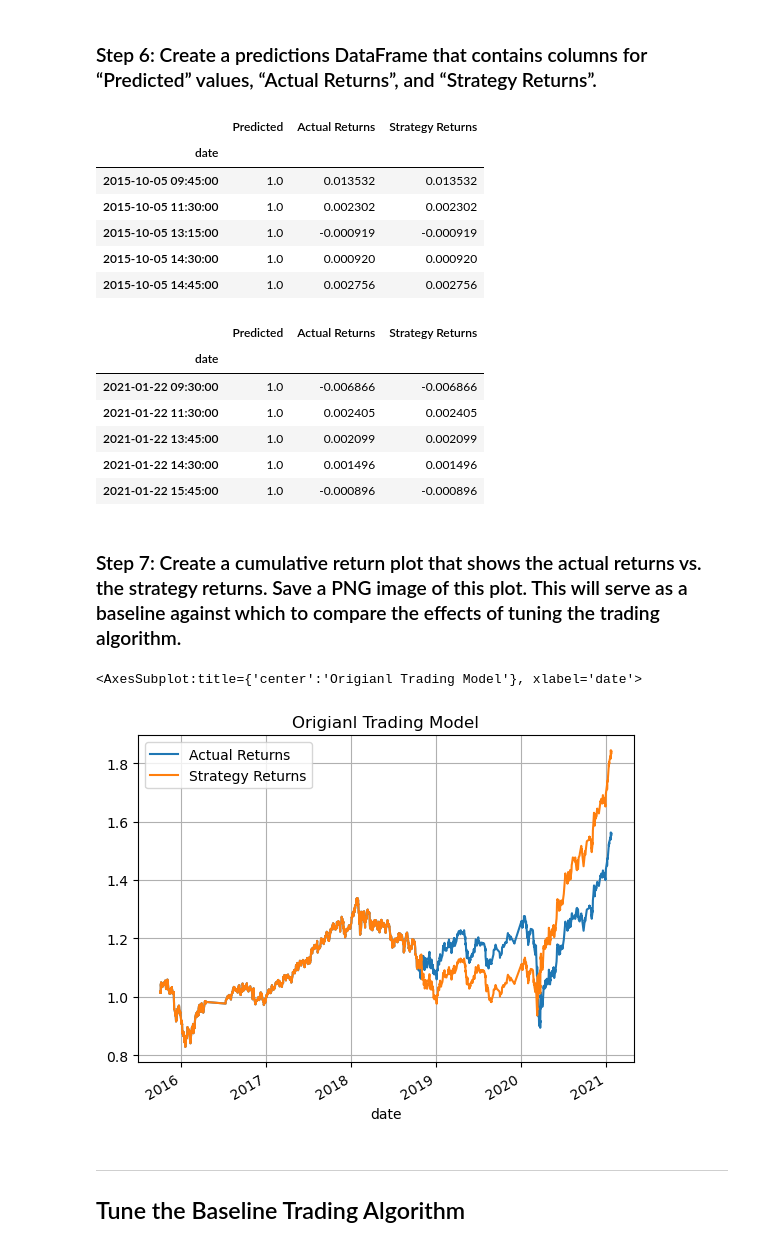
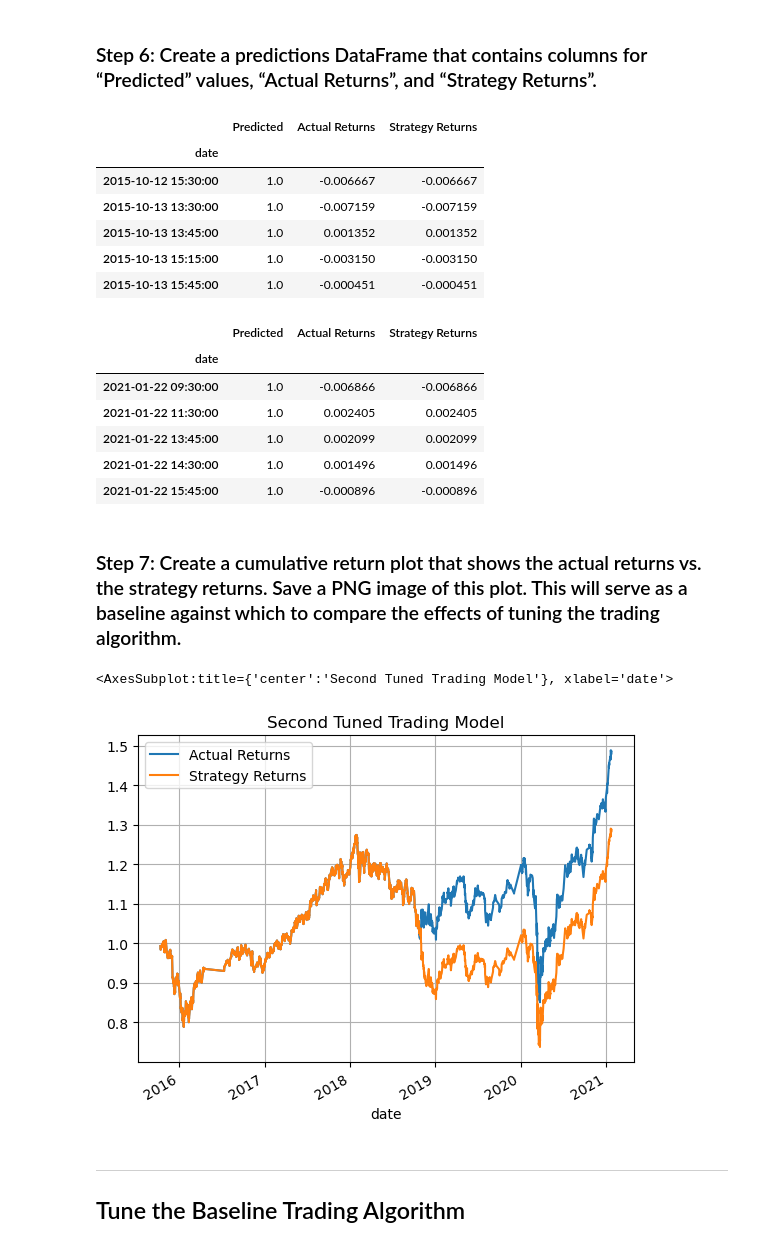
Before and after one commit to Olegreg762/Algorithmic_Trading, a Jupyter notebook: machine_learning_trading_bot.ipynb, the cells around one changed output. Cells and saved outputs as stored; diff of their text form; code cells hidden in the pictures.

```diff
--- a/machine_learning_trading_bot.ipynb
+++ b/machine_learning_trading_bot.ipynb
@@ -136,8 +136,8 @@ display(signals_df.tail())
 ## Step 2: Generate trading signals using short- and long-window SMA values.
 # %%
 # Set the short window and long window
-short_window = 4
-long_window = 100
+short_window = 8
+long_window = 120
 
 # Generate the fast and slow simple moving averages (4 and 100 days, respectively)
 signals_df['SMA_Fast'] = signals_df['close'].rolling(window=short_window).mean()
@@ -365,11 +365,11 @@ display(predictions_df.tail())
 # %% [output]
 |  | Predicted | Actual Returns | Strategy Returns |
 | date |  |  |  |
-| 2015-10-05 09:45:00 | 1.0 | 0.013532 | 0.013532 |
-| 2015-10-05 11:30:00 | 1.0 | 0.002302 | 0.002302 |
-| 2015-10-05 13:15:00 | 1.0 | -0.000919 | -0.000919 |
-| 2015-10-05 14:30:00 | 1.0 | 0.000920 | 0.000920 |
-| 2015-10-05 14:45:00 | 1.0 | 0.002756 | 0.002756 |
+| 2015-10-12 15:30:00 | 1.0 | -0.006667 | -0.006667 |
+| 2015-10-13 13:30:00 | 1.0 | -0.007159 | -0.007159 |
+| 2015-10-13 13:45:00 | 1.0 | 0.001352 | 0.001352 |
+| 2015-10-13 15:15:00 | 1.0 | -0.003150 | -0.003150 |
+| 2015-10-13 15:45:00 | 1.0 | -0.000451 | -0.000451 |
 |  | Predicted | Actual Returns | Strategy Returns |
 | date |  |  |  |
 | 2021-01-22 09:30:00 | 1.0 | -0.006866 | -0.006866 |
@@ -382,12 +382,12 @@ display(predictions_df.tail())
 # %%
 # Plot the actual returns versus the strategy returns
 (1 + predictions_df[['Actual Returns', 'Strategy Returns']]).cumprod().plot(
-    title='Origianl Trading Model',
+    title='Second Tuned Trading Model',
     grid=True
 )
 # %% [output]
-<AxesSubplot:title={'center':'Origianl Trading Model'}, xlabel='date'>
+<AxesSubplot:title={'center':'Second Tuned Trading Model'}, xlabel='date'>
-[figure, old version]
+[figure, new version]
 # %% [markdown]
 ---
 
```
Also changed, not shown: parts of 16 cells of this notebook, 2 other files.
